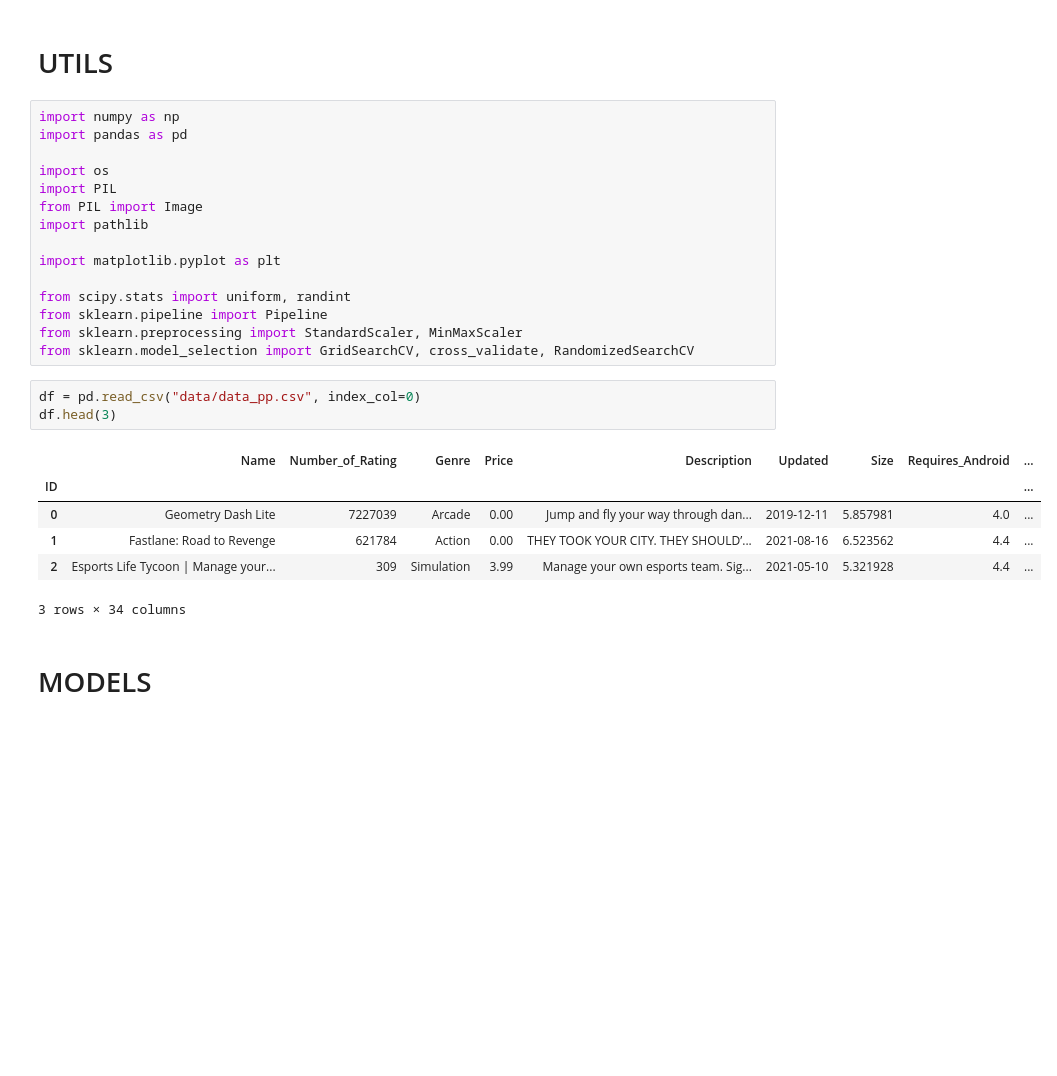
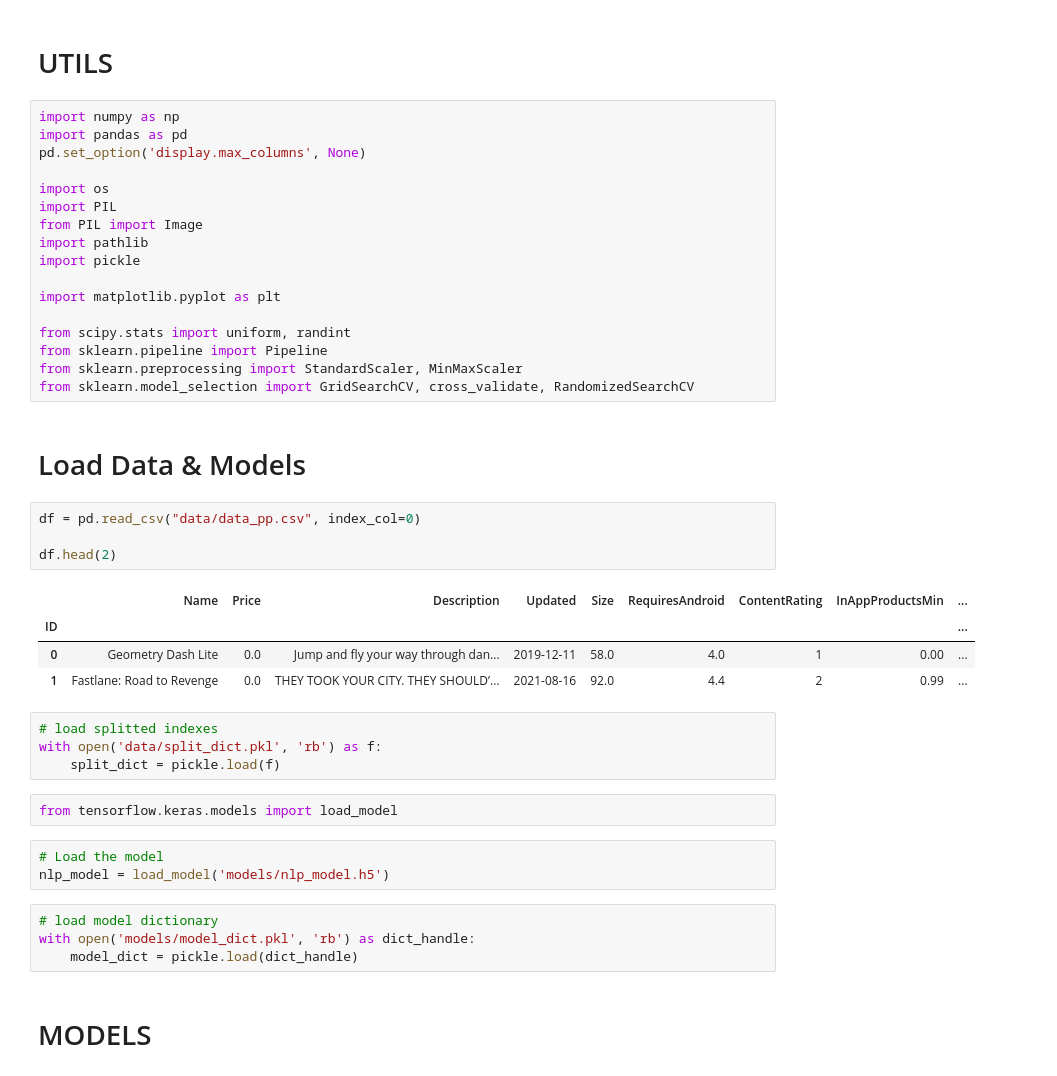
Before and after one commit to erenkotar/predicting-game-success-tensorflow, a Jupyter notebook: 3.2. Final Models.ipynb, the cells around one changed output. Drawn from its saved outputs; the diff is of its cells as text; blank space fills up the shorter version.

```diff
--- a/3.2. Final Models.ipynb
+++ b/3.2. Final Models.ipynb
@@ -3,11 +3,13 @@
 # %%
 import numpy as np
 import pandas as pd
+pd.set_option('display.max_columns', None)
 
 import os
 import PIL
 from PIL import Image
 import pathlib
+import pickle
 
 import matplotlib.pyplot as plt
 
@@ -15,15 +17,29 @@ from scipy.stats import uniform, randint
 from sklearn.pipeline import Pipeline
 from sklearn.preprocessing import StandardScaler, MinMaxScaler
 from sklearn.model_selection import GridSearchCV, cross_validate, RandomizedSearchCV
+# %% [markdown]
+# Load Data & Models
 # %%
 df = pd.read_csv("data/data_pp.csv", index_col=0)
-df.head(3)
+
+df.head(2)
 # %% [output]
-|  | Name | Number_of_Rating | Genre | Price | Description | Updated | Size | Requires_Android | ... |
+|  | Name | Price | Description | Updated | Size | RequiresAndroid | ContentRating | InAppProductsMin | ... |
 | ID |  |  |  |  |  |  |  |  | ... |
-| 0 | Geometry Dash Lite | 7227039 | Arcade | 0.00 | Jump and fly your way through dan... | 2019-12-11 | 5.857981 | 4.0 | ... |
-| 1 | Fastlane: Road to Revenge | 621784 | Action | 0.00 | THEY TOOK YOUR CITY. THEY SHOULD’... | 2021-08-16 | 6.523562 | 4.4 | ... |
-| 2 | Esports Life Tycoon | Manage your... | 309 | Simulation | 3.99 | Manage your own esports team. Sig... | 2021-05-10 | 5.321928 | 4.4 | ... |
+| 0 | Geometry Dash Lite | 0.0 | Jump and fly your way through dan... | 2019-12-11 | 58.0 | 4.0 | 1 | 0.00 | ... |
+| 1 | Fastlane: Road to Revenge | 0.0 | THEY TOOK YOUR CITY. THEY SHOULD’... | 2021-08-16 | 92.0 | 4.4 | 2 | 0.99 | ... |
-3 rows × 34 columns
+# %%
+# load splitted indexes
+with open('data/split_dict.pkl', 'rb') as f:
+    split_dict = pickle.load(f)
+# %%
+from tensorflow.keras.models import load_model
+# %%
+# Load the model
+nlp_model = load_model('models/nlp_model.h5')
+# %%
+# load model dictionary
+with open('models/model_dict.pkl', 'rb') as dict_handle:
+    model_dict = pickle.load(dict_handle)
 # %% [markdown]
 # MODELS
```
Also changed, not shown: parts of 32 cells of this notebook, 2 other files.
